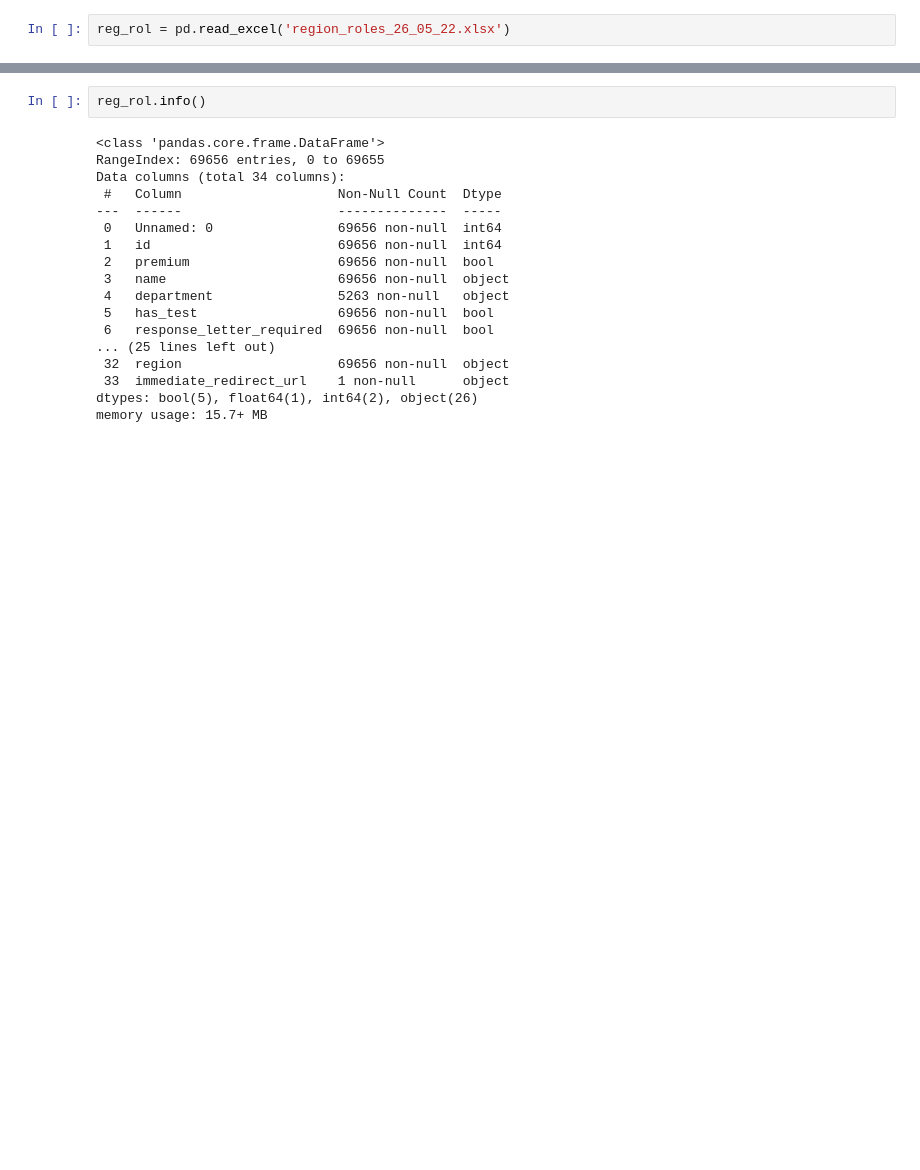
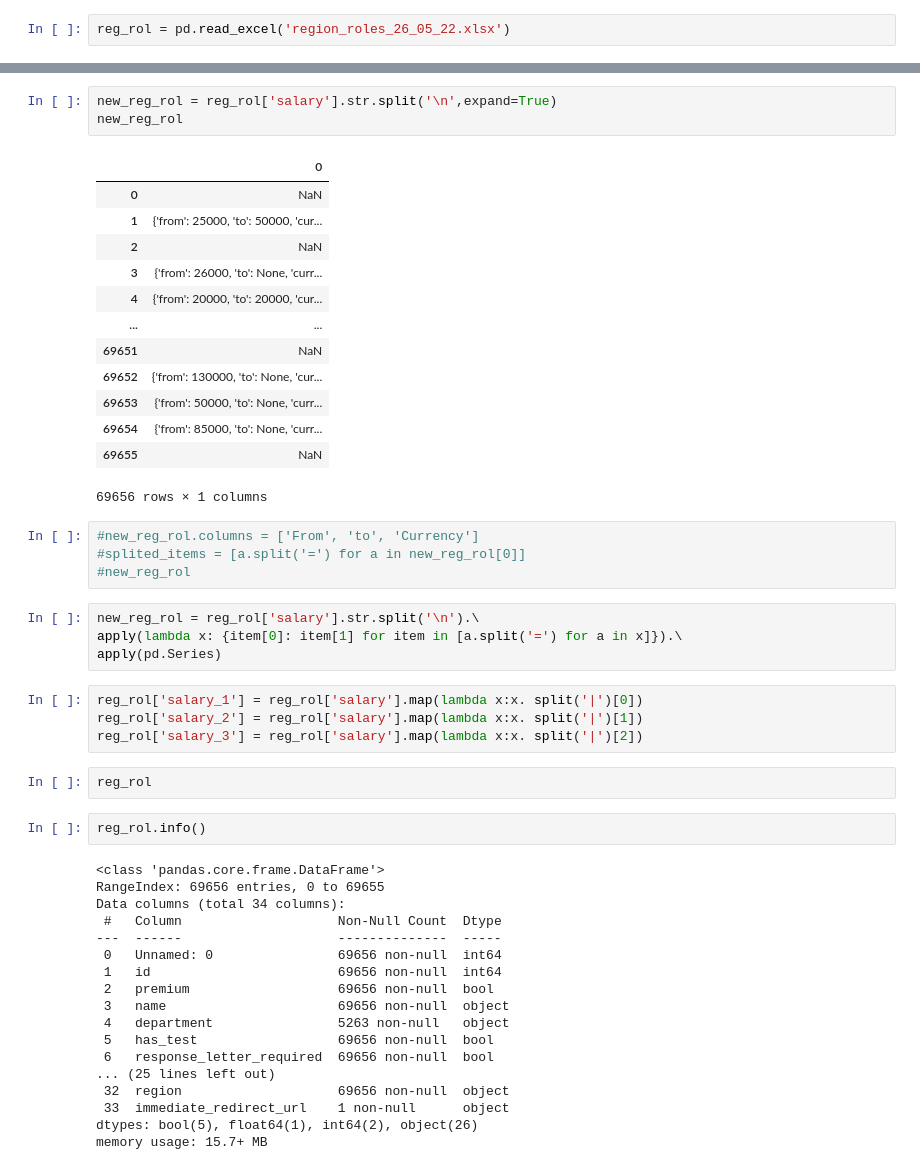
Before and after one commit to soustan/Internship-Data-Analitic, a Jupyter notebook: Internship_part_4.ipynb, the cells around one changed output, grey strips where cells are left out. Cells and saved outputs as stored; diff of their text form; blank space fills up the shorter version.

```diff
--- a/Internship_part_4.ipynb
+++ b/Internship_part_4.ipynb
@@ -12,3 +29,34 @@ reg_rol = pd.read_excel('region_roles_26_05_22.xlsx')
+# %%
+new_reg_rol = reg_rol['salary'].str.split('\n',expand=True)
+new_reg_rol
+# %% [output]
+|  | 0 |
+| 0 | NaN |
+| 1 | {'from': 25000, 'to': 50000, 'cur... |
+| 2 | NaN |
+| 3 | {'from': 26000, 'to': None, 'curr... |
+| 4 | {'from': 20000, 'to': 20000, 'cur... |
+| ... | ... |
+| 69651 | NaN |
+| 69652 | {'from': 130000, 'to': None, 'cur... |
+| 69653 | {'from': 50000, 'to': None, 'curr... |
+| 69654 | {'from': 85000, 'to': None, 'curr... |
+| 69655 | NaN |
+69656 rows × 1 columns
+# %%
+#new_reg_rol.columns = ['From', 'to', 'Currency']
+#splited_items = [a.split('=') for a in new_reg_rol[0]]
+#new_reg_rol
+# %%
+new_reg_rol = reg_rol['salary'].str.split('\n').\
+apply(lambda x: {item[0]: item[1] for item in [a.split('=') for a in x]}).\
+apply(pd.Series)
+# %%
+reg_rol['salary_1'] = reg_rol['salary'].map(lambda x:x. split('|')[0])
+reg_rol['salary_2'] = reg_rol['salary'].map(lambda x:x. split('|')[1])
+reg_rol['salary_3'] = reg_rol['salary'].map(lambda x:x. split('|')[2])
+# %%
+reg_rol
 # %%
 reg_rol.info()
 # %% [output]
```
Also changed, not shown: parts of 3 cells of this notebook.
